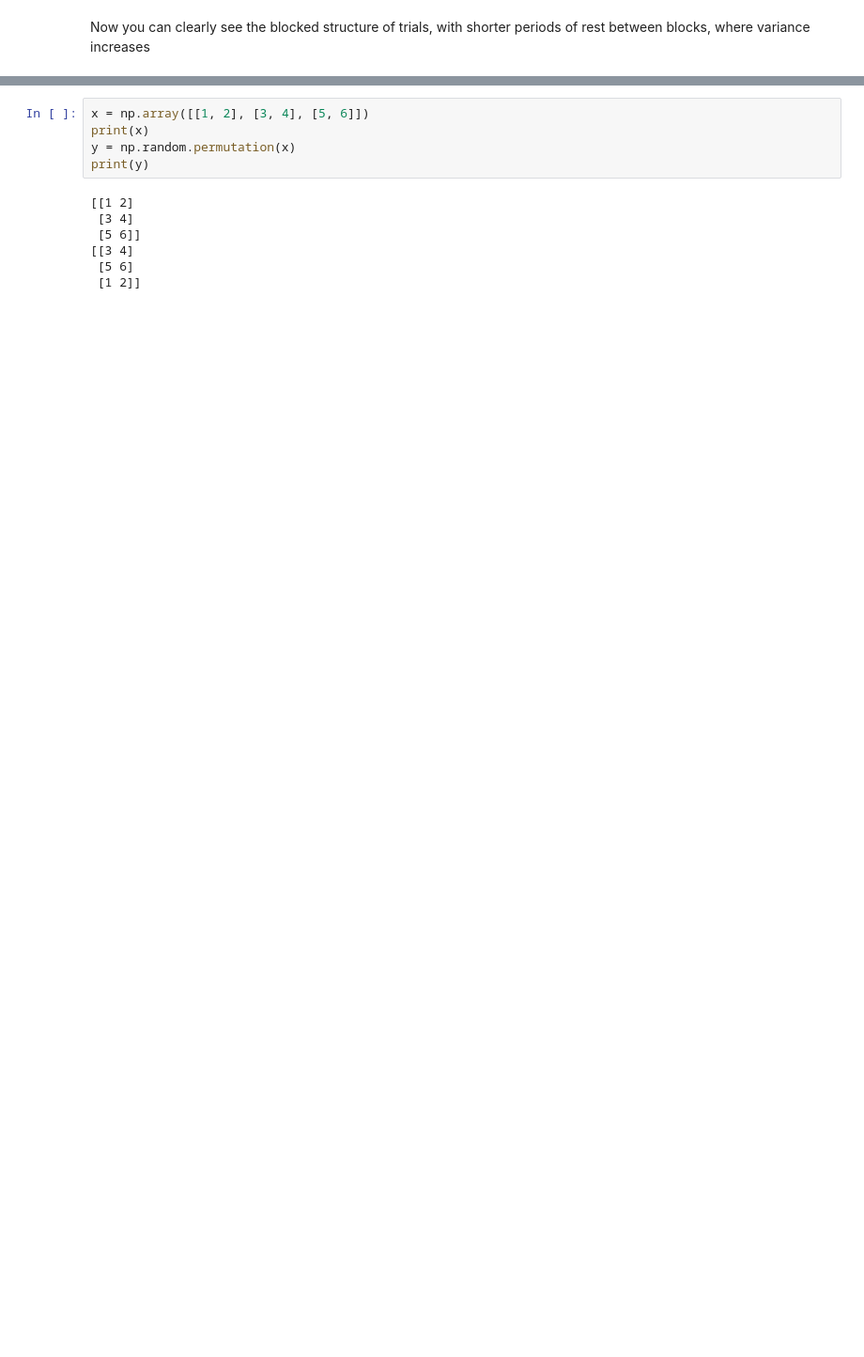
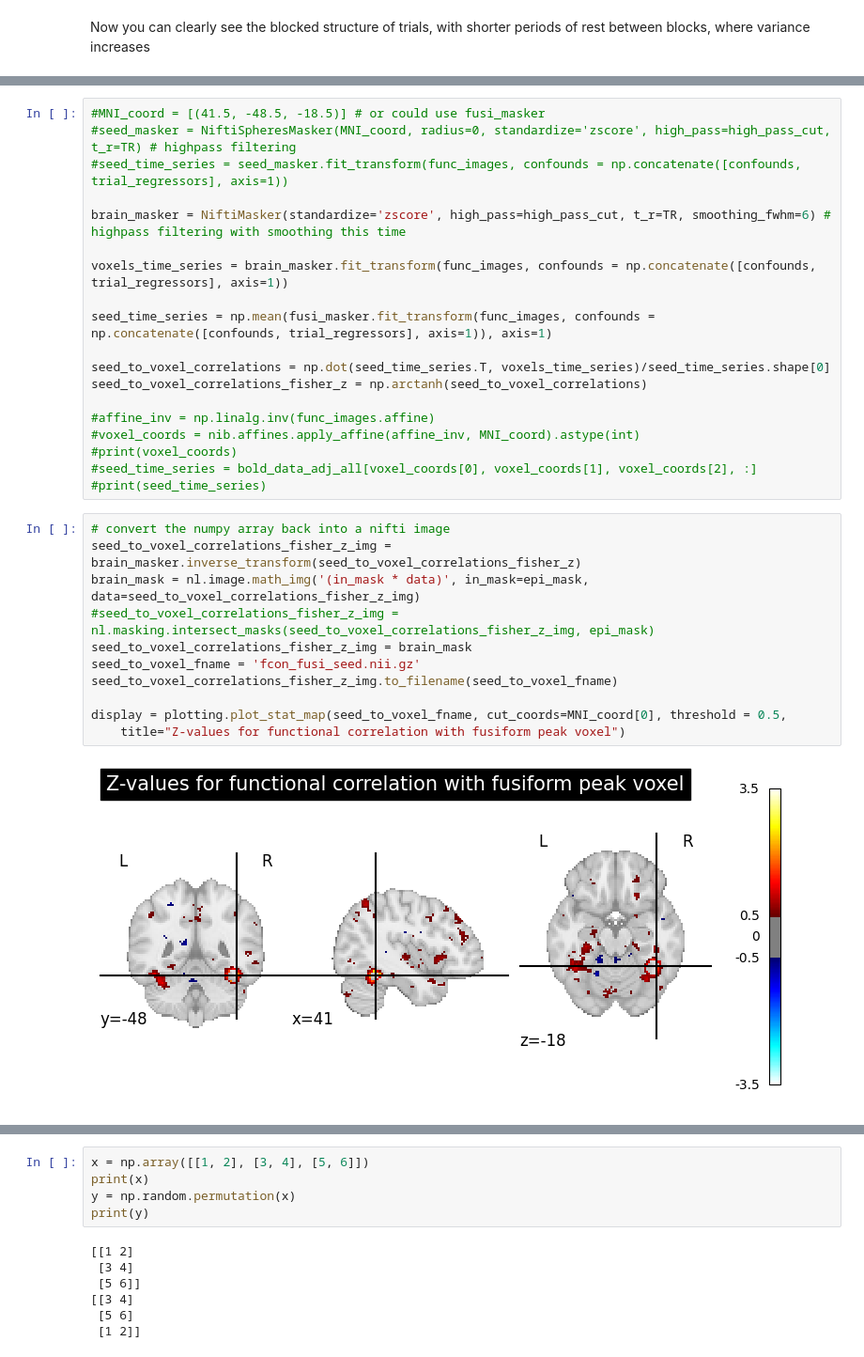
Before and after one commit to mabdelhack/ISN2025, a Jupyter notebook: Notebooks/nb09_fcon.ipynb, the cells around one changed output, grey strips where cells are left out. Shown at 94% size. Drawn from its saved outputs; the diff is of its cells as text; blank space fills up the shorter version.

```diff
--- a/Notebooks/nb09_fcon.ipynb
+++ b/Notebooks/nb09_fcon.ipynb
@@ -484,0 +461,32 @@ np.version.version
+# %%
+#MNI_coord = [(41.5, -48.5, -18.5)] # or could use fusi_masker
+#seed_masker = NiftiSpheresMasker(MNI_coord, radius=0, standardize='zscore', high_pass=high_pass_cut, t_r=TR) # highpass filtering
+#seed_time_series = seed_masker.fit_transform(func_images, confounds = np.concatenate([confounds, trial_regressors], axis=1))
+
+brain_masker = NiftiMasker(standardize='zscore', high_pass=high_pass_cut, t_r=TR, smoothing_fwhm=6) # highpass filtering with smoothing this time
+
+voxels_time_series = brain_masker.fit_transform(func_images, confounds = np.concatenate([confounds, trial_regressors], axis=1))
+
+seed_time_series = np.mean(fusi_masker.fit_transform(func_images, confounds = np.concatenate([confounds, trial_regressors], axis=1)), axis=1)
+
+seed_to_voxel_correlations = np.dot(seed_time_series.T, voxels_time_series)/seed_time_series.shape[0]
+seed_to_voxel_correlations_fisher_z = np.arctanh(seed_to_voxel_correlations)
+
+#affine_inv = np.linalg.inv(func_images.affine)
+#voxel_coords = nib.affines.apply_affine(affine_inv, MNI_coord).astype(int)
+#print(voxel_coords)
+#seed_time_series = bold_data_adj_all[voxel_coords[0], voxel_coords[1], voxel_coords[2], :]
+#print(seed_time_series)
+# %%
+# convert the numpy array back into a nifti image
+seed_to_voxel_correlations_fisher_z_img = brain_masker.inverse_transform(seed_to_voxel_correlations_fisher_z)
+brain_mask = nl.image.math_img('(in_mask * data)', in_mask=epi_mask, data=seed_to_voxel_correlations_fisher_z_img)
+#seed_to_voxel_correlations_fisher_z_img = nl.masking.intersect_masks(seed_to_voxel_correlations_fisher_z_img, epi_mask)
+seed_to_voxel_correlations_fisher_z_img = brain_mask
+seed_to_voxel_fname = 'fcon_fusi_seed.nii.gz'
+seed_to_voxel_correlations_fisher_z_img.to_filename(seed_to_voxel_fname)
+
+display = plotting.plot_stat_map(seed_to_voxel_fname, cut_coords=MNI_coord[0], threshold = 0.5,
+    title="Z-values for functional correlation with fusiform peak voxel")
+# %% [output]
+[figure, added]
```
Also changed, not shown: parts of 11 cells of this notebook.
